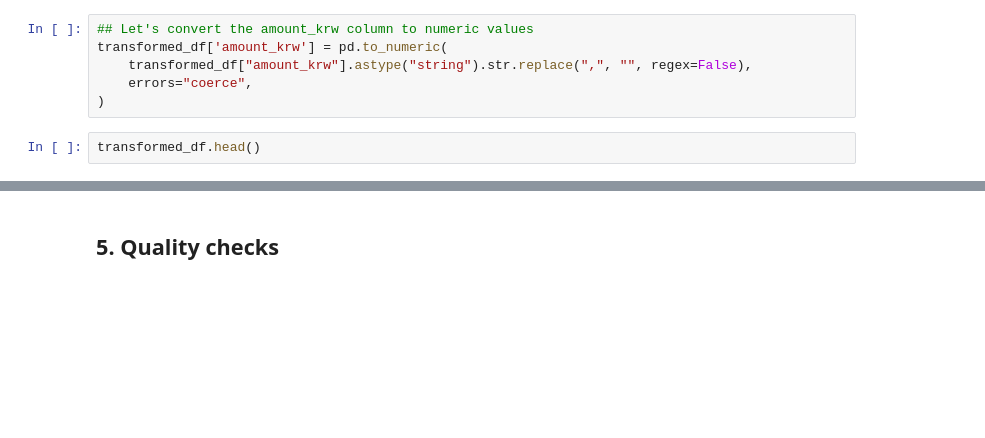
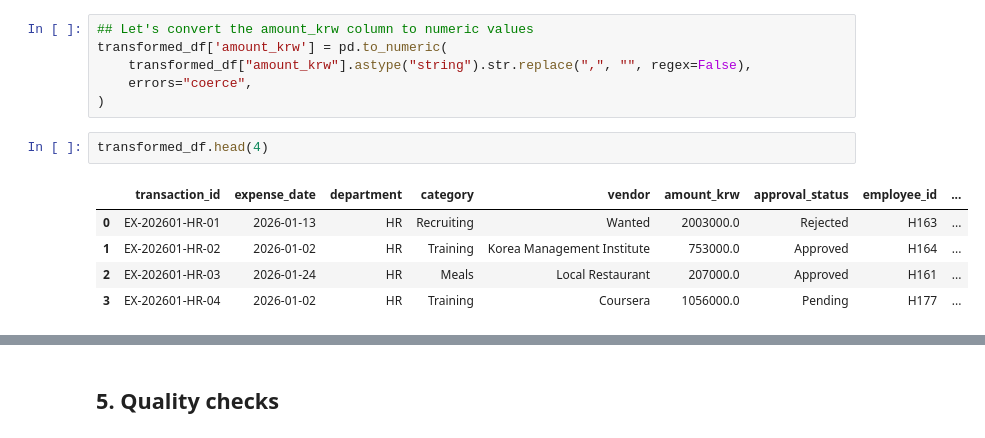
Before and after one commit to gmseong/BAM5103, a Jupyter notebook: session4_exercise.ipynb, the cells around one changed output, grey strips where cells are left out. Saved outputs shown, nothing was run; the diff lists cells and outputs as text; blank space fills up the shorter version.

```diff
--- a/session4_exercise.ipynb
+++ b/session4_exercise.ipynb
@@ -370,6 +392,12 @@ transformed_df['amount_krw'] = pd.to_numeric(
     errors="coerce",
 )
 # %%
-transformed_df.head()
+transformed_df.head(4)
+# %% [output]
+|  | transaction_id | expense_date | department | category | vendor | amount_krw | approval_status | employee_id | ... |
+| 0 | EX-202601-HR-01 | 2026-01-13 | HR | Recruiting | Wanted | 2003000.0 | Rejected | H163 | ... |
+| 1 | EX-202601-HR-02 | 2026-01-02 | HR | Training | Korea Management Institute | 753000.0 | Approved | H164 | ... |
+| 2 | EX-202601-HR-03 | 2026-01-24 | HR | Meals | Local Restaurant | 207000.0 | Approved | H161 | ... |
+| 3 | EX-202601-HR-04 | 2026-01-02 | HR | Training | Coursera | 1056000.0 | Pending | H177 | ... |
 # %%
 # Less find out if there are duplicates in the transaction_id column
```
Also changed, not shown: parts of 4 cells of this notebook.
